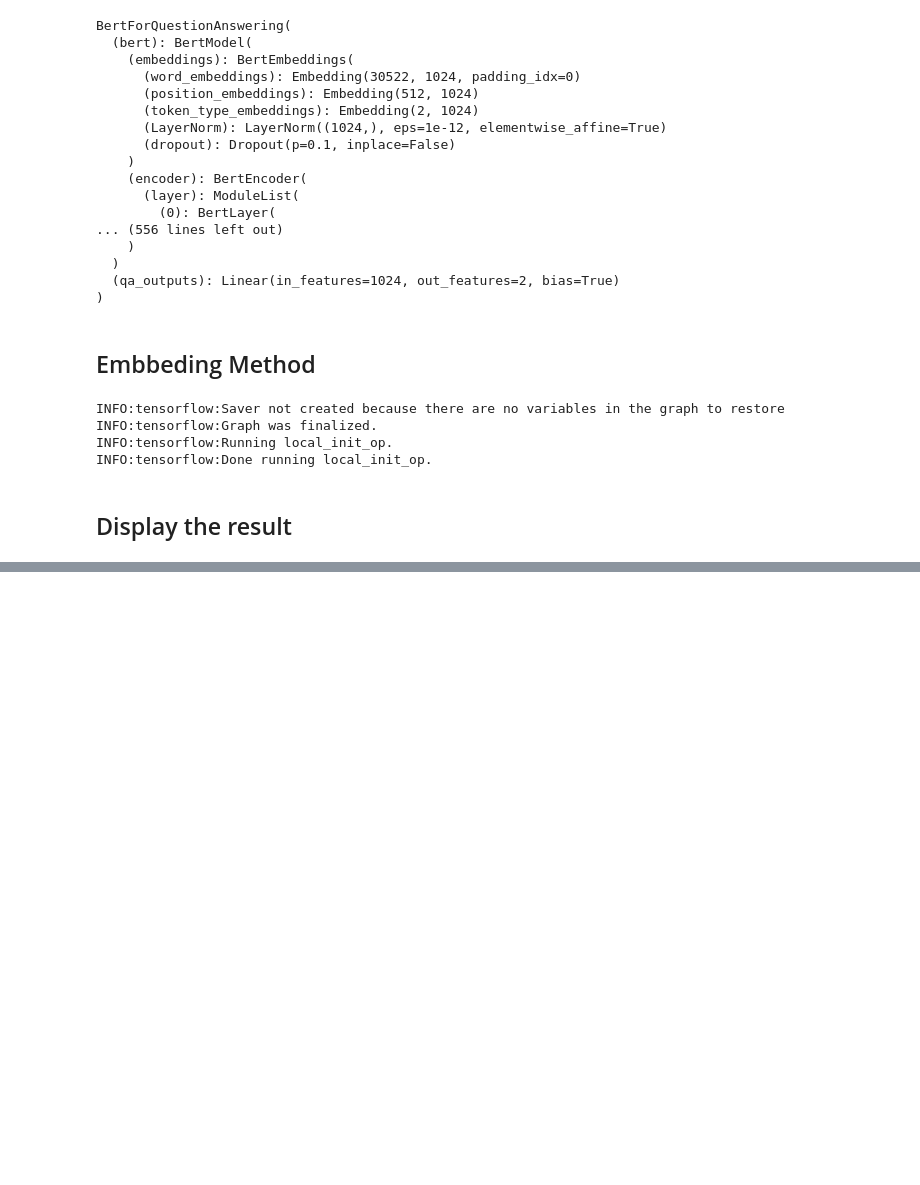
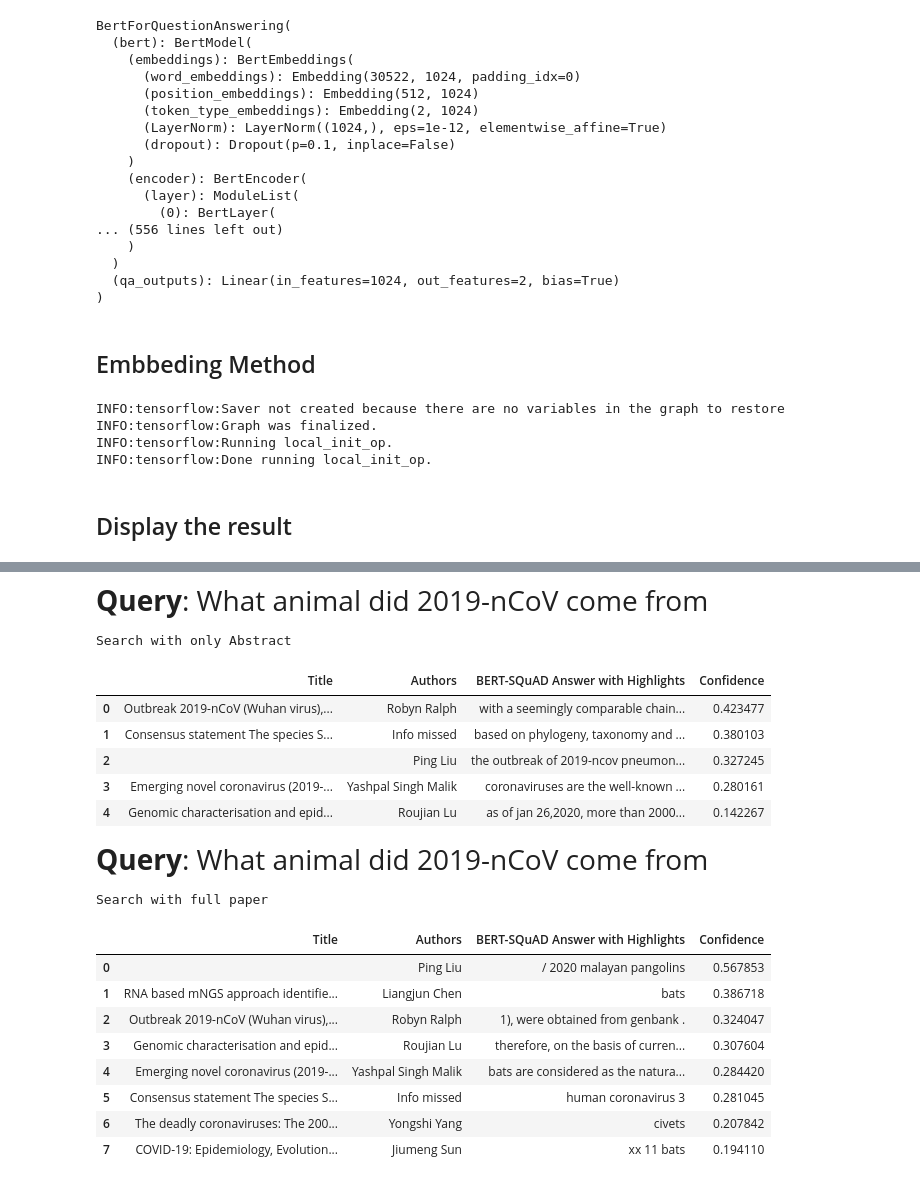
Before and after one commit to Theling/CORD_QA_Search, a Jupyter notebook: BERT_Verion_1.ipynb, the cells around one changed output, grey strips where cells are left out. Drawn from its saved outputs; the diff is of its cells as text; code cells hidden in the pictures; blank space fills up the shorter version.

```diff
--- a/BERT_Verion_1.ipynb
+++ b/BERT_Verion_1.ipynb
@@ -368,0 +373,24 @@ topic_area[][0][1]
+# %%
+i = all_topics[2]
+Display_all(topic_area[i][0][0], topic_area[i][0][1], abst = True)
+Display_all(topic_area[i][0][0], topic_area[i][0][1], abst = False)
+# %% [output]
+Query: What animal did 2019-nCoV come from
+Search with only Abstract
+|  | Title | Authors | BERT-SQuAD Answer with Highlights | Confidence |
+| 0 | Outbreak 2019-nCoV (Wuhan virus),... | Robyn Ralph | with a seemingly comparable chain... | 0.423477 |
+| 1 | Consensus statement The species S... | Info missed | based on phylogeny, taxonomy and ... | 0.380103 |
+| 2 |  | Ping Liu | the outbreak of 2019-ncov pneumon... | 0.327245 |
+| 3 | Emerging novel coronavirus (2019-... | Yashpal Singh Malik | coronaviruses are the well-known ... | 0.280161 |
+| 4 | Genomic characterisation and epid... | Roujian Lu | as of jan 26,2020, more than 2000... | 0.142267 |
+Query: What animal did 2019-nCoV come from
+Search with full paper
+|  | Title | Authors | BERT-SQuAD Answer with Highlights | Confidence |
+| 0 |  | Ping Liu | / 2020 malayan pangolins | 0.567853 |
+| 1 | RNA based mNGS approach identifie... | Liangjun Chen | bats | 0.386718 |
+| 2 | Outbreak 2019-nCoV (Wuhan virus),... | Robyn Ralph | 1), were obtained from genbank . | 0.324047 |
+| 3 | Genomic characterisation and epid... | Roujian Lu | therefore, on the basis of curren... | 0.307604 |
+| 4 | Emerging novel coronavirus (2019-... | Yashpal Singh Malik | bats are considered as the natura... | 0.284420 |
+| 5 | Consensus statement The species S... | Info missed | human coronavirus 3 | 0.281045 |
+| 6 | The deadly coronaviruses: The 200... | Yongshi Yang | civets | 0.207842 |
+| 7 | COVID-19: Epidemiology, Evolution... | Jiumeng Sun | xx 11 bats | 0.194110 |
```
Also changed, not shown: parts of 14 cells of this notebook.
